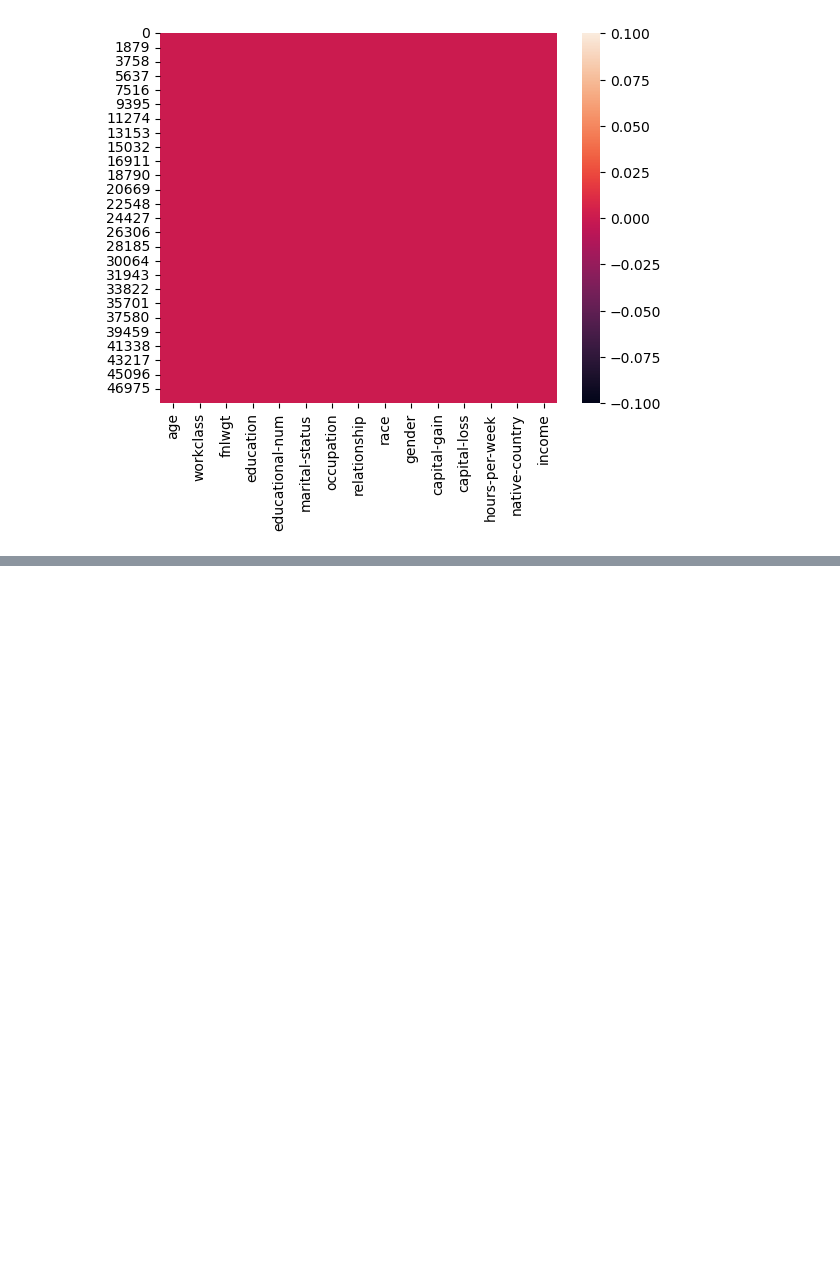
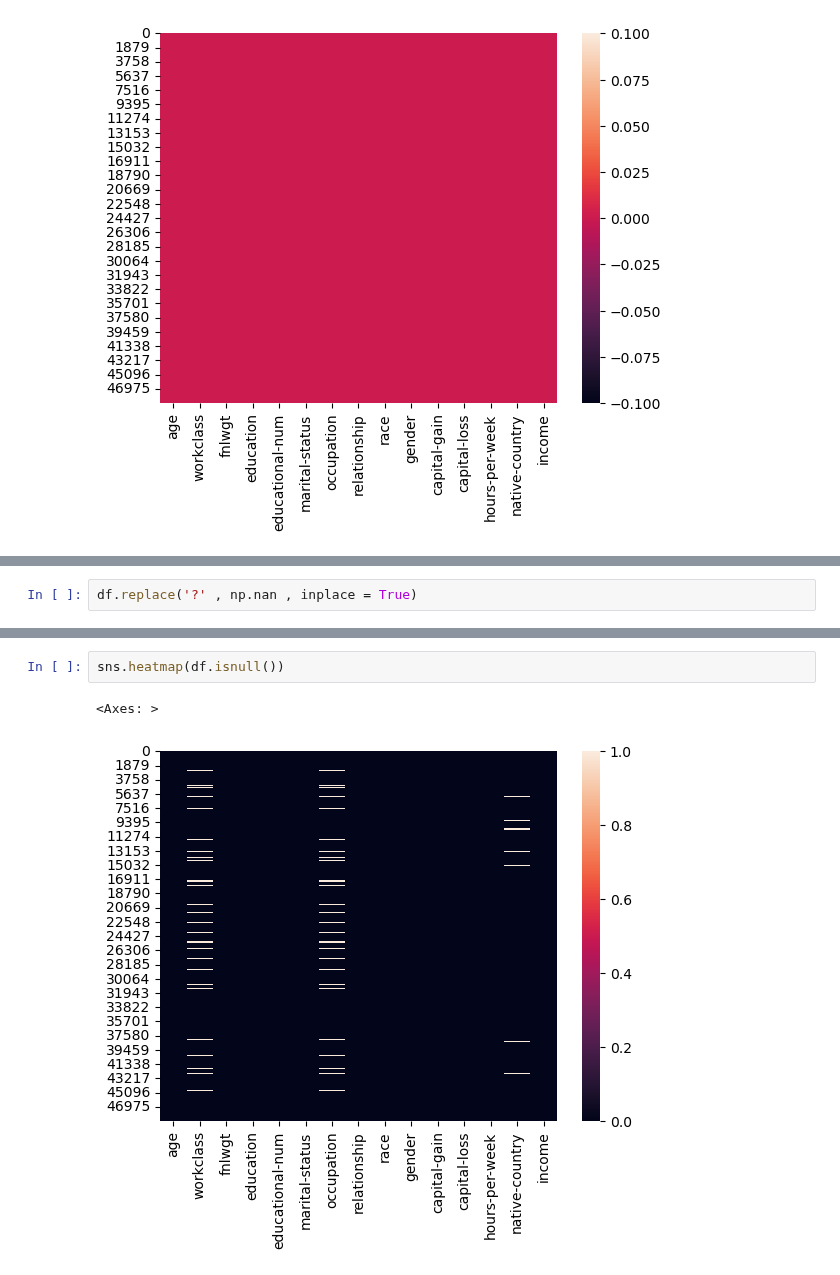
Before and after one commit to Abricos-gt/Data_Science_projects, a Jupyter notebook: Pandas_Project3.ipynb, the cells around one changed output, grey strips where cells are left out. Cells and saved outputs as stored; diff of their text form; blank space fills up the shorter version.

Commit message:
Perform data cleaning(replace '?' with NaN),Drop All The Missing Values,Check for Duplicate data and Drop Them

```diff
--- a/Pandas_Project3.ipynb
+++ b/Pandas_Project3.ipynb
@@ -172,0 +176,2 @@ sns.heatmap(df.isnull())
+# %%
+df.replace('?' , np.nan , inplace = True)
@@ -172,0 +213,5 @@ sns.heatmap(df.isnull())
+# %%
+sns.heatmap(df.isnull())
+# %% [output]
+<Axes: >
+[figure, added]
```
Also changed, not shown: parts of 16 cells of this notebook.
